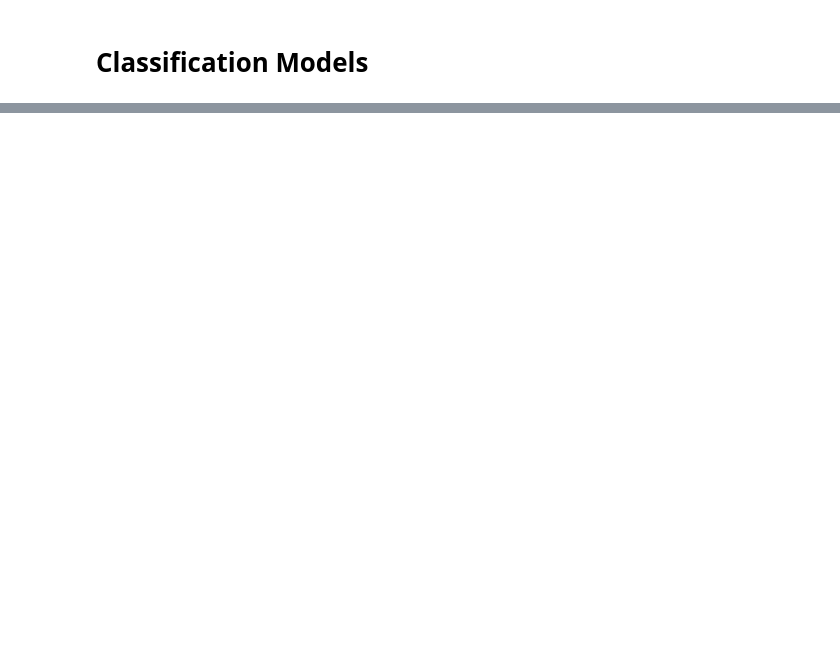
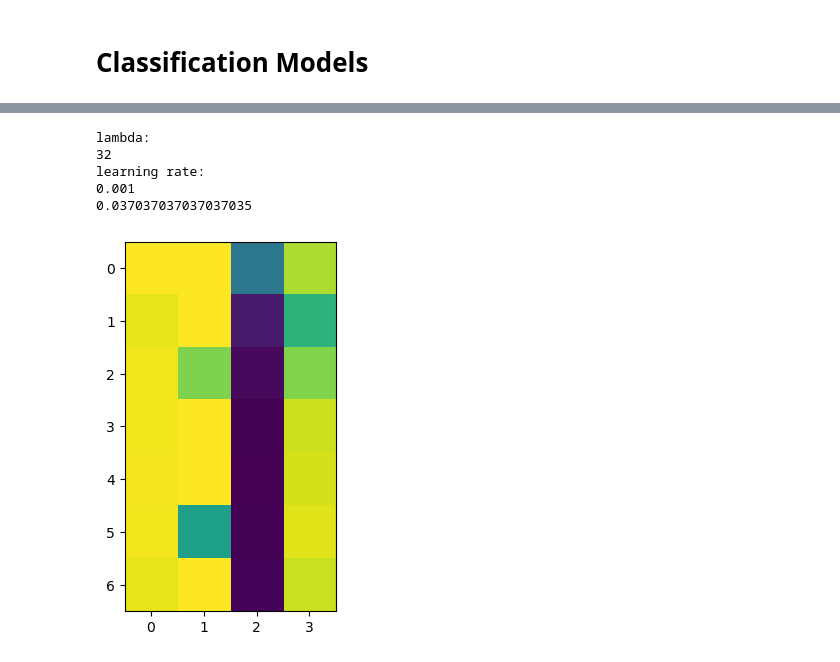
Before and after one commit to MathiasD-P/ECSE_551_A1, a Jupyter notebook: classification.ipynb, the cells around one changed output, grey strips where cells are left out. Drawn from its saved outputs; the diff is of its cells as text; code cells hidden in the pictures; blank space fills up the shorter version.

```diff
--- a/classification.ipynb
+++ b/classification.ipynb
@@ -323 +375,39 @@ ytrain_enc[index, ytrain[index]] = 1.0
+# %%
+# We perform cross-validation to select the best number of hidden units and the learning rate
+Xtrain1, Xtrain2, ytrain1, ytrain2 = train_test_split(Xtrain, ytrain, test_size=0.3, random_state=42)
+ytrain_enc1 = np.zeros((len(ytrain1), 10))
+index = range(0,len(ytrain1))
+ytrain_enc1[index, ytrain1[index]] = 1.0
+
+learning_rate = np.array([0.1, 0.01, 0.001, 0.0001])
+Nhidden = np.array([2, 4, 8, 16, 32, 64, 128])
+
+epochs = 1000 # fixed number of iterations
+
+ER = np.zeros((len(Nhidden), len(learning_rate)))
+
+for i in range(0, len(Nhidden)):
+    for j in range(0, len(learning_rate)):
+        my_MLP = MLP(64, Nhidden[i], 10, learning_rate[j])
+        my_MLP.fit(Xtrain1, ytrain_enc1, epochs)
+        ER[i,j] = np.sum(my_MLP.predict(Xtrain2) != ytrain2) / np.size(ytrain2)
+# %%
+# Select best combination:
+
+i, j = np.unravel_index(np.argmin(ER), np.shape(ER))
+print("lambda:")
+print(Nhidden[i])
+print("learning rate:")
+print(learning_rate[j])
+print(ER[i,j])
+
+plt.imshow(ER)
+plt.show()
+# %% [output]
+lambda:
+32
+learning rate:
+0.001
+0.037037037037037035
+[figure, added]
 # %%
```
Also changed, not shown: parts of 16 cells of this notebook.
